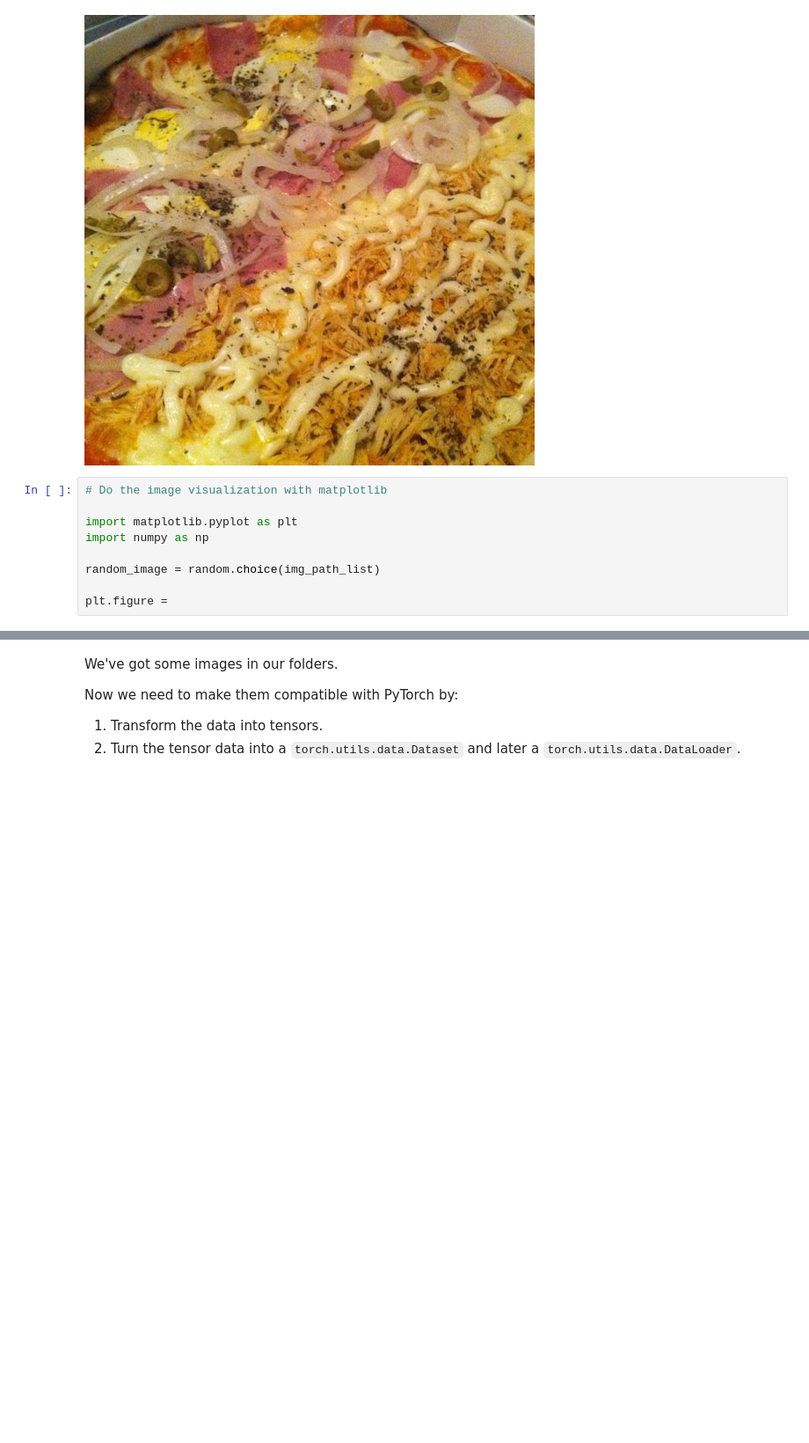
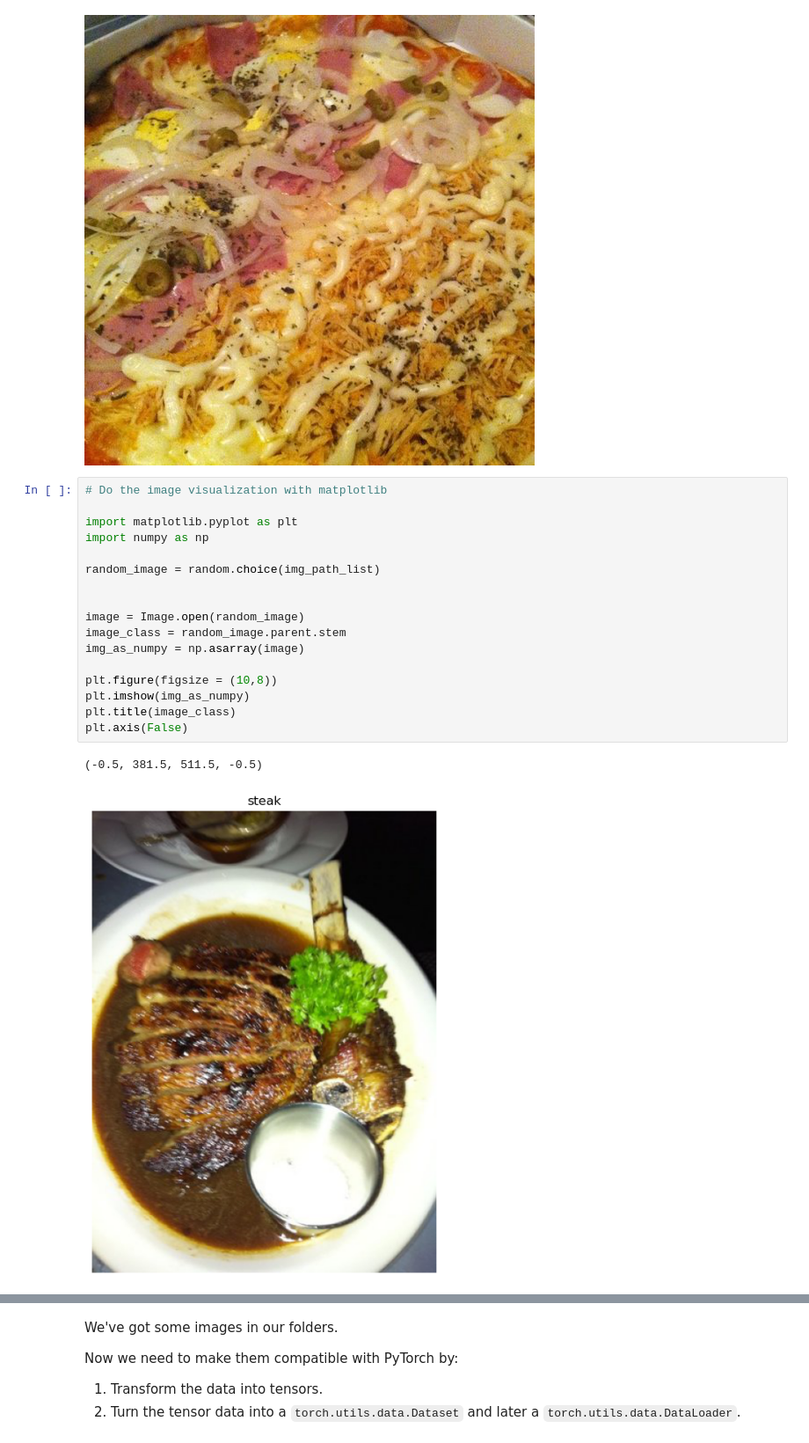
Before and after one commit to Tinonturja/PyTorch-Basics-with-Computer-Vision, a Jupyter notebook: 04_pytorch_custom_datasets_exercises.ipynb, the cells around one changed output, grey strips where cells are left out. Shown at 88% size. Cells and saved outputs as stored; diff of their text form; blank space fills up the shorter version.

```diff
--- a/04_pytorch_custom_datasets_exercises.ipynb
+++ b/04_pytorch_custom_datasets_exercises.ipynb
@@ -119,9 +119,20 @@ random_image
 # %%
 # Do the image visualization with matplotlib
 
 import matplotlib.pyplot as plt
 import numpy as np
 
 random_image = random.choice(img_path_list)
 
-plt.figure =
+
+image = Image.open(random_image)
+image_class = random_image.parent.stem
+img_as_numpy = np.asarray(image)
+
+plt.figure(figsize = (10,8))
+plt.imshow(img_as_numpy)
+plt.title(image_class)
+plt.axis(False)
+# %% [output]
+(-0.5, 381.5, 511.5, -0.5)
+[figure, added]
```
Also changed, not shown: parts of 12 cells of this notebook, 1 other file.
